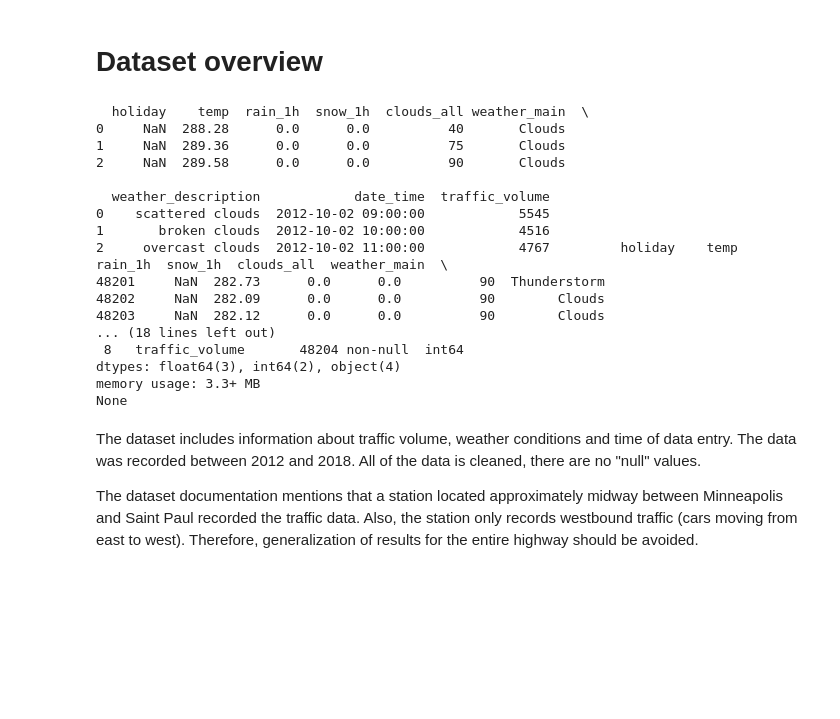
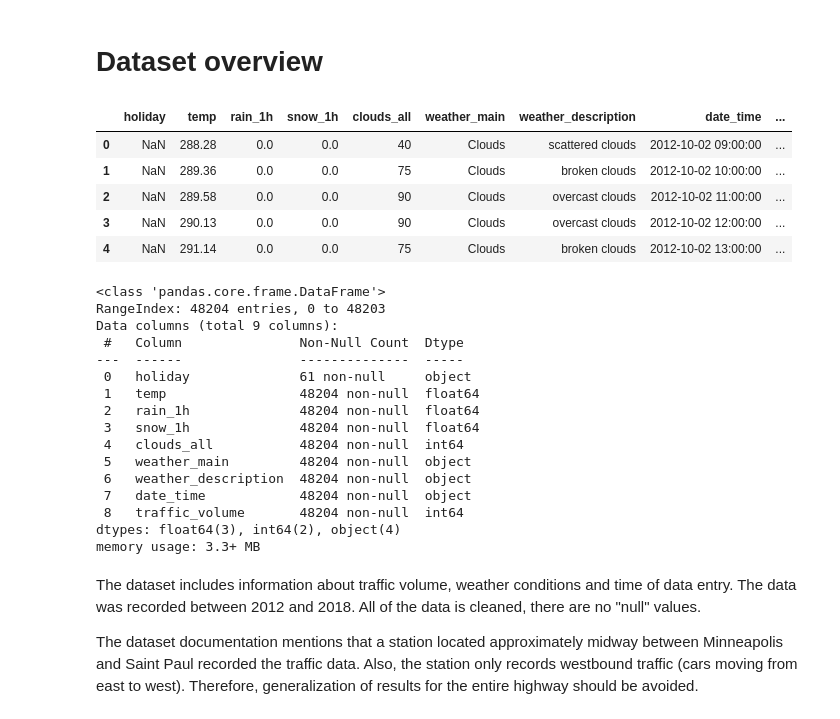
Before and after one commit to Mykolazaz/traffic-indicators-interstate, a Jupyter notebook: Basics.ipynb, the cells around one changed output. Cells and saved outputs as stored; diff of their text form; code cells hidden in the pictures; blank space fills up the shorter version.

```diff
--- a/Basics.ipynb
+++ b/Basics.ipynb
@@ -20,30 +20,37 @@ Data dictionary for the dataset:
 # %%
 import pandas as pd
 import matplotlib.pyplot as plt
 %matplotlib inline
 
 traffic = pd.read_csv("Metro_Interstate_Traffic_Volume.csv")
 
-print(traffic.head(3), traffic.tail(3))
-print(traffic.info())
+traffic.head()
 # %% [output]
-  holiday    temp  rain_1h  snow_1h  clouds_all weather_main  \
-0     NaN  288.28      0.0      0.0          40       Clouds
-1     NaN  289.36      0.0      0.0          75       Clouds
-2     NaN  289.58      0.0      0.0          90       Clouds
-
-  weather_description            date_time  traffic_volume
-0    scattered clouds  2012-10-02 09:00:00            5545
-1       broken clouds  2012-10-02 10:00:00            4516
-2     overcast clouds  2012-10-02 11:00:00            4767         holiday    temp  rain_1h  snow_1h  clouds_all  weather_main  \
-48201     NaN  282.73      0.0      0.0          90  Thunderstorm
-48202     NaN  282.09      0.0      0.0          90        Clouds
-48203     NaN  282.12      0.0      0.0          90        Clouds
-... (18 lines left out)
- 8   traffic_volume       48204 non-null  int64
-dtypes: float64(3), int64(2), object(4)
-memory usage: 3.3+ MB
-None
+|  | holiday | temp | rain_1h | snow_1h | clouds_all | weather_main | weather_description | date_time | ... |
+| 0 | NaN | 288.28 | 0.0 | 0.0 | 40 | Clouds | scattered clouds | 2012-10-02 09:00:00 | ... |
+| 1 | NaN | 289.36 | 0.0 | 0.0 | 75 | Clouds | broken clouds | 2012-10-02 10:00:00 | ... |
+| 2 | NaN | 289.58 | 0.0 | 0.0 | 90 | Clouds | overcast clouds | 2012-10-02 11:00:00 | ... |
+| 3 | NaN | 290.13 | 0.0 | 0.0 | 90 | Clouds | overcast clouds | 2012-10-02 12:00:00 | ... |
+| 4 | NaN | 291.14 | 0.0 | 0.0 | 75 | Clouds | broken clouds | 2012-10-02 13:00:00 | ... |
+# %%
+traffic.info()
+# %% [output]
+<class 'pandas.core.frame.DataFrame'>
+RangeIndex: 48204 entries, 0 to 48203
+Data columns (total 9 columns):
+ #   Column               Non-Null Count  Dtype
+---  ------               --------------  -----
+ 0   holiday              61 non-null     object
+ 1   temp                 48204 non-null  float64
+ 2   rain_1h              48204 non-null  float64
+ 3   snow_1h              48204 non-null  float64
+ 4   clouds_all           48204 non-null  int64
+ 5   weather_main         48204 non-null  object
+ 6   weather_description  48204 non-null  object
+ 7   date_time            48204 non-null  object
+ 8   traffic_volume       48204 non-null  int64
+dtypes: float64(3), int64(2), object(4)
+memory usage: 3.3+ MB
 # %% [markdown]
 The dataset includes information about traffic volume, weather conditions and time of data entry. The data was recorded between 2012 and 2018. All of the data is cleaned, there are no "null" values.
 
```
Also changed, not shown: parts of 3 cells of this notebook, 1 other file.
